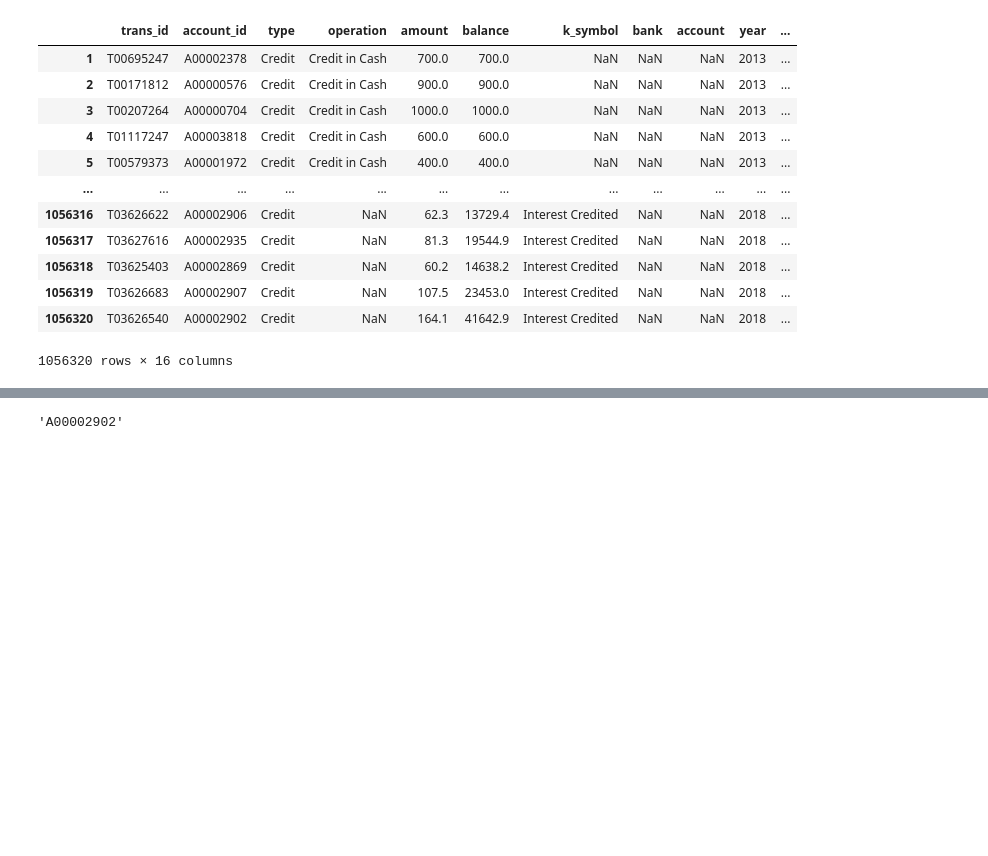
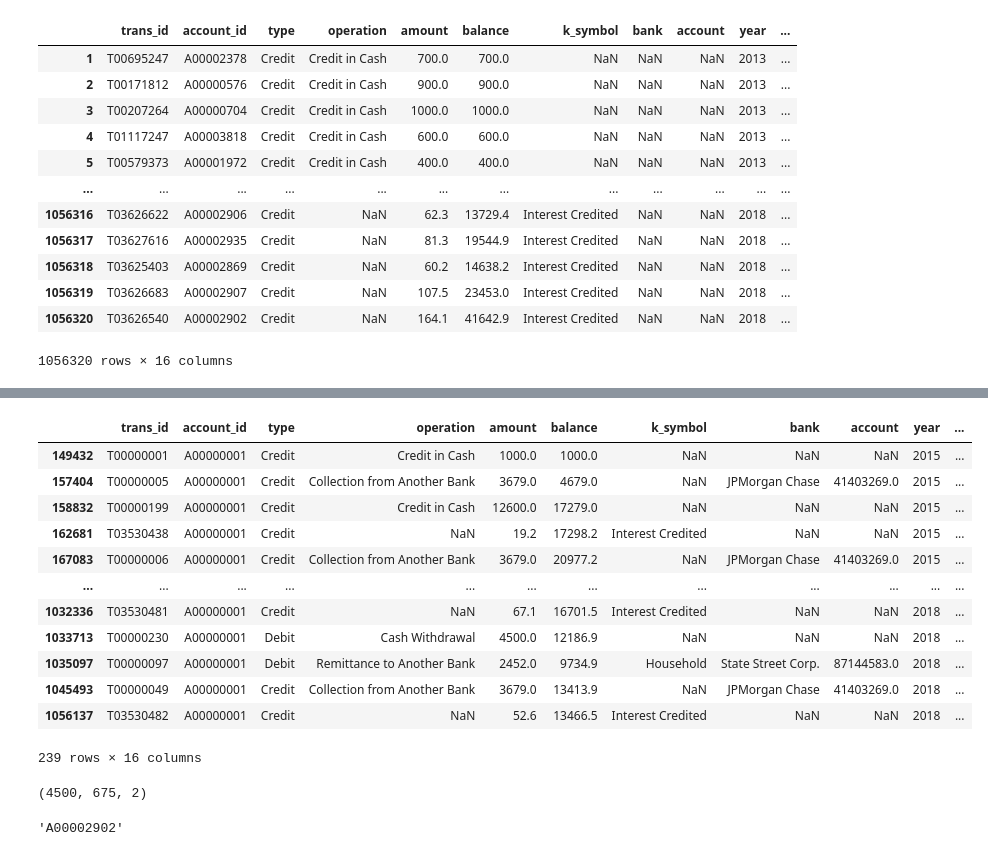
Before and after one commit to ebarkhordar/clustering-of-bank-customers, a Jupyter notebook: Czech_customer_segmentation.ipynb, the cells around one changed output, grey strips where cells are left out. Drawn from its saved outputs; the diff is of its cells as text; code cells hidden in the pictures; blank space fills up the shorter version.

```diff
--- a/Czech_customer_segmentation.ipynb
+++ b/Czech_customer_segmentation.ipynb
@@ -240,5 +191,5 @@ df_trans
 | 1056320 | T03626540 | A00002902 | Credit | NaN | 164.1 | 41642.9 | Interest Credited | NaN | NaN | 2018 | ... |
 1056320 rows × 16 columns
 # %%
-df_sorted = df_trans.sort_values('fulldate')
-df = df_sorted.groupby(['account_id'])
+df_trans = df_trans.sort_values('fulldate')
+df_trans_groupby_account_id = df_trans.groupby(['account_id'])
@@ -248,0 +196,3 @@ len(df.groups)
+# %%
+df = df_trans_groupby_account_id
+df_trans_groupby_account_id.size()
@@ -249 +236,17 @@ len(df.groups)
+# %%
+df.get_group('A00000001')
+# %% [output]
+|  | trans_id | account_id | type | operation | amount | balance | k_symbol | bank | account | year | ... |
+| 149432 | T00000001 | A00000001 | Credit | Credit in Cash | 1000.0 | 1000.0 | NaN | NaN | NaN | 2015 | ... |
+| 157404 | T00000005 | A00000001 | Credit | Collection from Another Bank | 3679.0 | 4679.0 | NaN | JPMorgan Chase | 41403269.0 | 2015 | ... |
+| 158832 | T00000199 | A00000001 | Credit | Credit in Cash | 12600.0 | 17279.0 | NaN | NaN | NaN | 2015 | ... |
+| 162681 | T03530438 | A00000001 | Credit | NaN | 19.2 | 17298.2 | Interest Credited | NaN | NaN | 2015 | ... |
+| 167083 | T00000006 | A00000001 | Credit | Collection from Another Bank | 3679.0 | 20977.2 | NaN | JPMorgan Chase | 41403269.0 | 2015 | ... |
+| ... | ... | ... | ... | ... | ... | ... | ... | ... | ... | ... | ... |
+| 1032336 | T03530481 | A00000001 | Credit | NaN | 67.1 | 16701.5 | Interest Credited | NaN | NaN | 2018 | ... |
+| 1033713 | T00000230 | A00000001 | Debit | Cash Withdrawal | 4500.0 | 12186.9 | NaN | NaN | NaN | 2018 | ... |
+| 1035097 | T00000097 | A00000001 | Debit | Remittance to Another Bank | 2452.0 | 9734.9 | Household | State Street Corp. | 87144583.0 | 2018 | ... |
+| 1045493 | T00000049 | A00000001 | Credit | Collection from Another Bank | 3679.0 | 13413.9 | NaN | JPMorgan Chase | 41403269.0 | 2018 | ... |
+| 1056137 | T03530482 | A00000001 | Credit | NaN | 52.6 | 13466.5 | Interest Credited | NaN | NaN | 2018 | ... |
+239 rows × 16 columns
 # %%
@@ -250,0 +262,5 @@ my_list=[list(df_trans.iloc[x][['amount','timestamp']])  for x in df.groups['A00
+# %%
+x=np.array(series)
+x.shape
+# %% [output]
+(4500, 675, 2)
```
Also changed, not shown: parts of 21 cells of this notebook.
